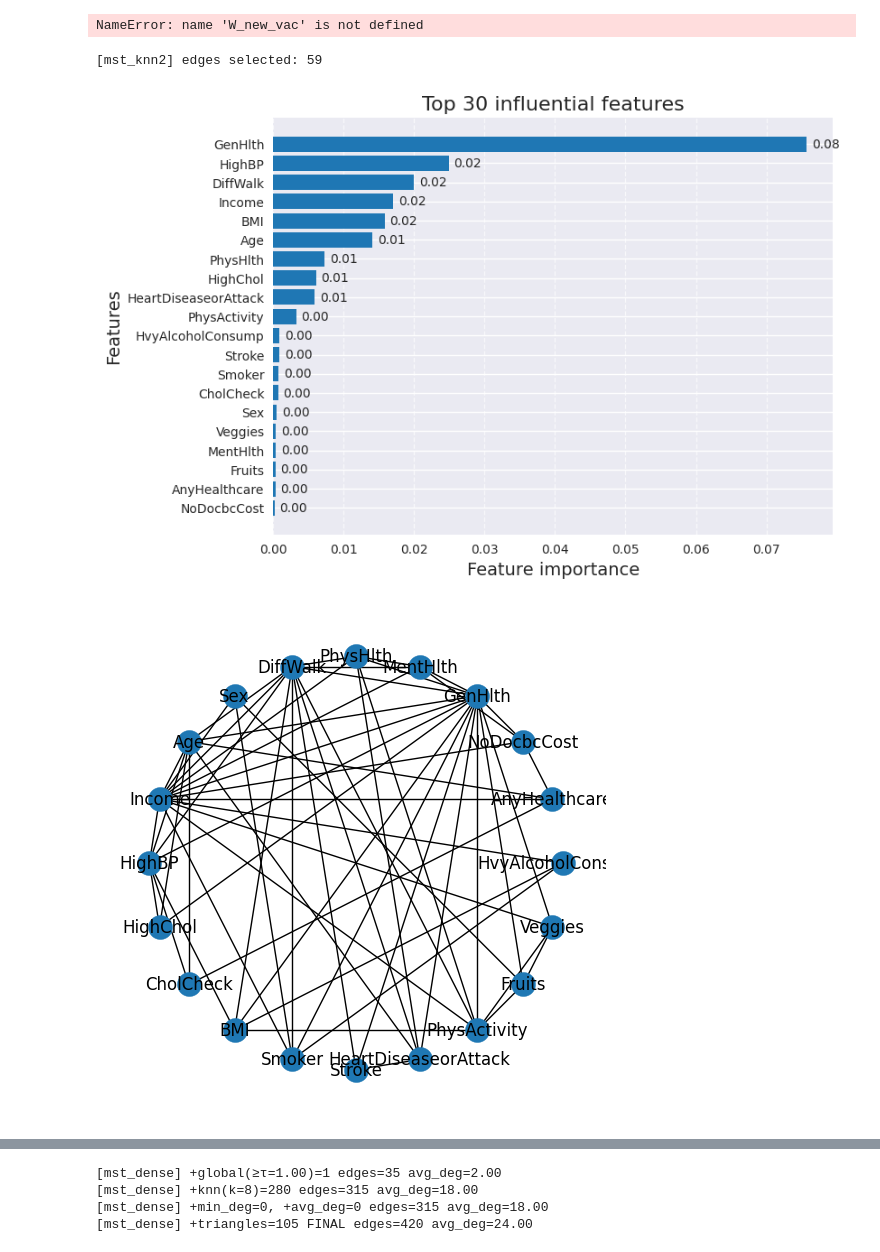
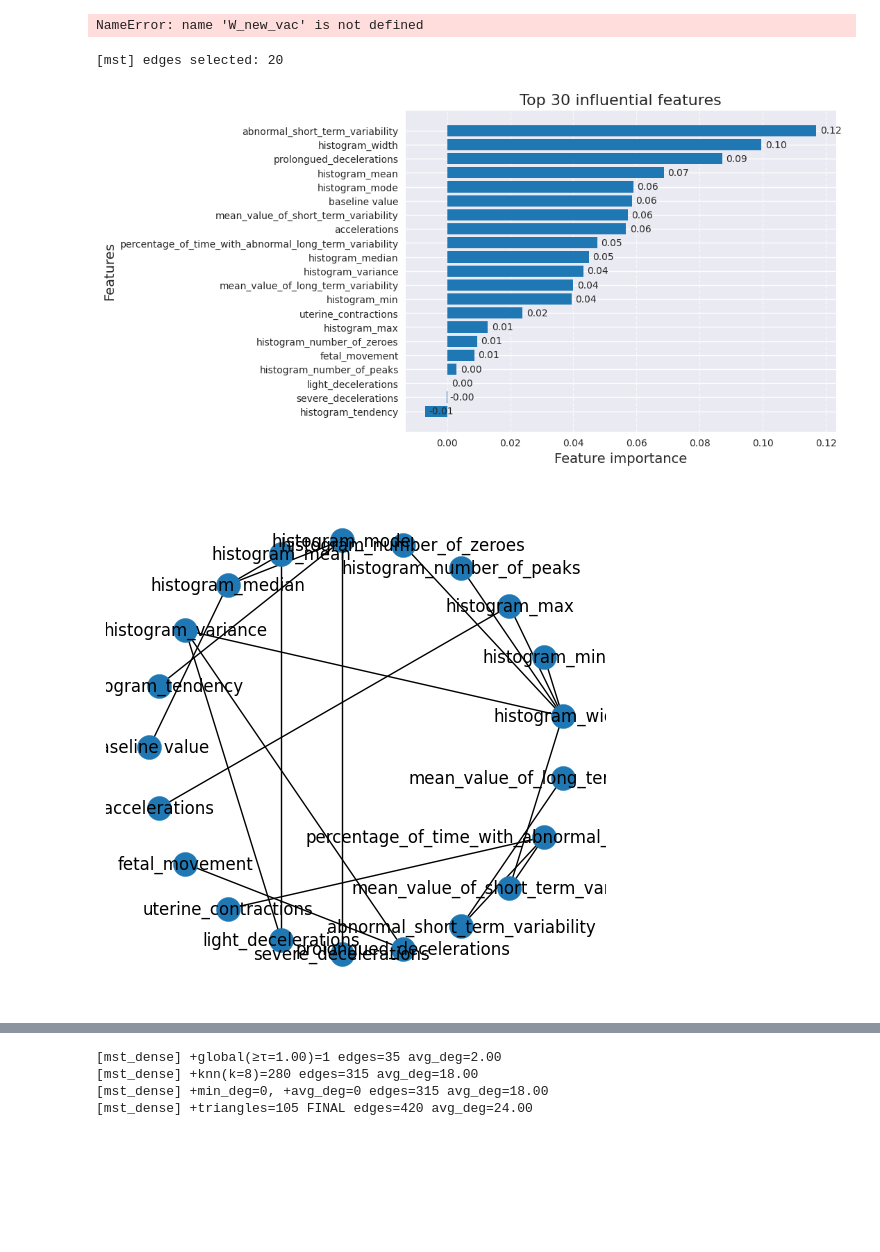
Before and after one commit to NguyenMVo/shapG, a Jupyter notebook: examples/xai-online-training.ipynb, the cells around one changed output, grey strips where cells are left out. Drawn from its saved outputs; the diff is of its cells as text; code cells hidden in the pictures; blank space fills up the shorter version.

```diff
--- a/examples/xai-online-training.ipynb
+++ b/examples/xai-online-training.ipynb
@@ -11,6 +11,12 @@ def housing_data_reader(filename='./data/housing_price.csv'):
     y =  data['MEDV']
     return X, y
 
+def fetal_health_data_reader(filename='./data/fetal_health.csv'):
+    data = pd.read_csv(filename)
+    X = data.drop(['fetal_health'],axis = 1)
+    y =  data['fetal_health']
+    return X, y
+
 def heart_disease_data_reader(filename='./data/diabetes_binary_health_indicators_BRFSS2015.csv'):
     data = pd.read_csv(filename)
     X = data.drop(['Diabetes_binary', 'Education'],axis = 1)
@@ -43,7 +49,7 @@ def classification_kpi(G,S):
     if len(cols) == 0:
         return 0
     else:
-        X_train, X_test, y_train, y_test = train_test_split(X_vac_mst[cols], y_vac_mst, test_size=0.2, random_state=42)
+        X_train, X_test, y_train, y_test = train_test_split(X_vac_org[cols], y_vac_org, test_size=0.2, random_state=42)
         lgb_model = lgb.LGBMRegressor(learning_rate=0.2, verbosity=-1)
 
         lgb_model.fit(X_train,y_train)
@@ -161,30 +171,30 @@ plot_graph(W_new_vac, file_name=None)
 NameError: name 'W_new_vac' is not defined
 # %%
 # explain the model
-X_vac_mst, y_vac_mst = heart_disease_data_reader('./data/diabetes_binary_health_indicators_BRFSS2015.csv')
+X_vac_mst, y_vac_mst = fetal_health_data_reader(filename='./data/fetal_health.csv')
 W_vac_mst = matrix_generator_mst(X_vac_mst, pearsonr)
 A_vac_mst, W_new_vac_mst = create_minimal_edge_graph_mst(W_vac_mst, version='mst', verbose=True)
 G_vac_mst = nx.Graph(A_vac_mst)
 shapley_value_vac_mst = shapley.shapG(
     G_vac_mst,
-    m=5,
+    m=3,
     f=classification_kpi,
     approximate_by_ratio=True
 )
 fig_mst, ax_mst = shapGplot(shapley_value_vac_mst, top_n=30, show_plot=False)
 ax_mst.set_xlabel("Feature importance", fontsize=14)
 ax_mst.set_ylabel("Features", fontsize=14)
 ax_mst.spines['top'].set_visible(False)
 ax_mst.spines['right'].set_visible(False)
 ax_mst.set_title('Top 30 influential features', fontsize=16)
 plt.show()
 # %% [output]
-[mst_knn2] edges selected: 59
+[mst] edges selected: 20
-[figure, old version]
+[figure, new version]
 # %%
 plot_graph(W_new_vac_mst, file_name=None)
 # %% [output]
-[figure, old version]
+[figure, new version]
 # %%
 # create two heatmaps for W and W_new
 plt.figure(figsize=(20, 10))
```
Also changed, not shown: parts of 7 cells of this notebook.
